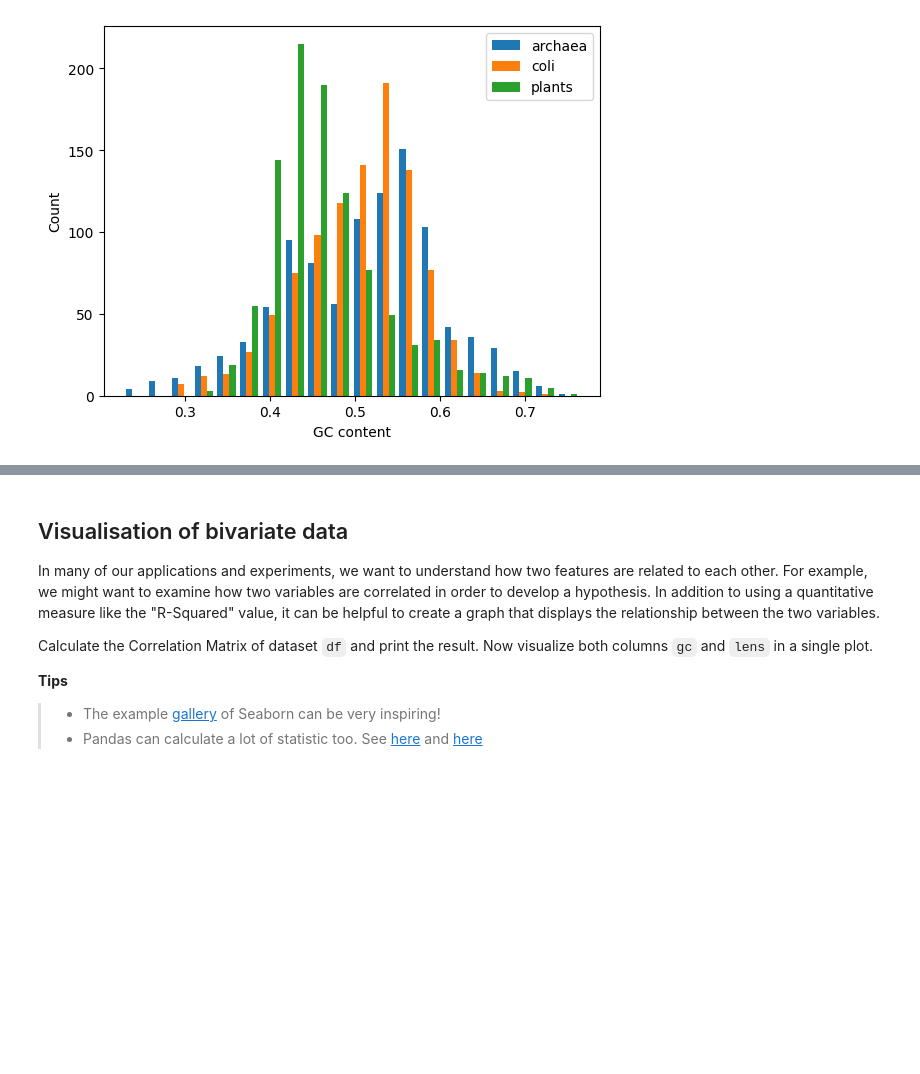
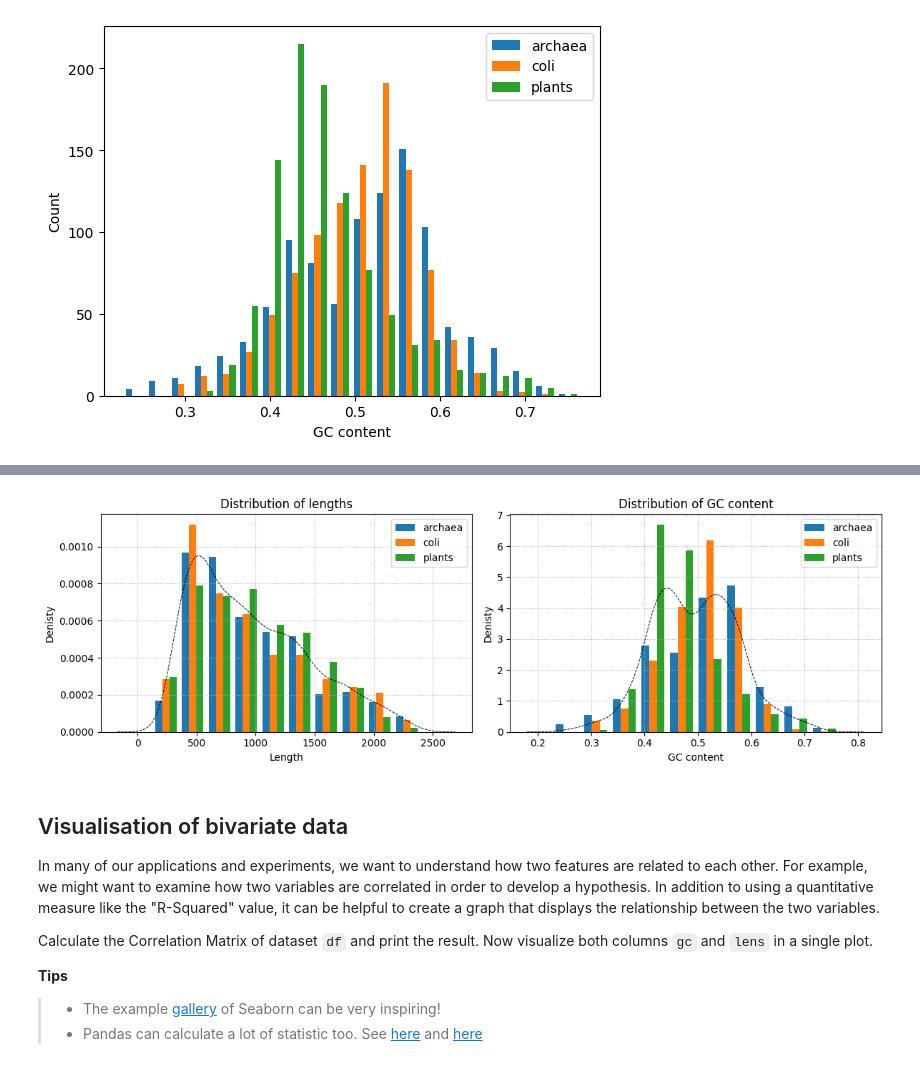
Before and after one commit to AnnaIPC/Python, a Jupyter notebook: exercises/Exercise004.ipynb, the cells around one changed output, grey strips where cells are left out. Cells and saved outputs as stored; diff of their text form; code cells hidden in the pictures; blank space fills up the shorter version.

```diff
--- a/exercises/Exercise004.ipynb
+++ b/exercises/Exercise004.ipynb
@@ -193,3 +276,31 @@ Text(0, 0.5, 'Count')
+# %%
+# Using matplotlib
+f, (lens, gc) = plt.subplots(1, 2, figsize=(12, 4))
+
+#Equivalent
+#lens = ax[0]
+#gc = ax[1]
+
+HIST_KWARGS = dict(density=True, bins=10)
+
+plot_hist(lens, df, "organism", "lens", **HIST_KWARGS)
+plot_hist(gc, df, "organism", "gc", **HIST_KWARGS)
+
+plot_descriptions(
+    ax=lens, title="Distribution of lengths", x_label="Length", y_label="Denisty"
+)
+
+plot_descriptions(
+    ax=gc, title="Distribution of GC content", x_label="GC content", y_label="Denisty"
+)
+
+# You can also combine both!
+sns.kdeplot(data=df, x="lens", ax=lens, color="black", linestyle="--", linewidth=0.7)
+sns.kdeplot(data=df, x="gc", ax=gc, color="black", linestyle="--", linewidth=0.7)
+
+plt.tight_layout()
+# %% [output]
+[figure, added]
 # %% [markdown]
 ## Visualisation of bivariate data
 
```
Also changed, not shown: parts of 3 cells of this notebook.
